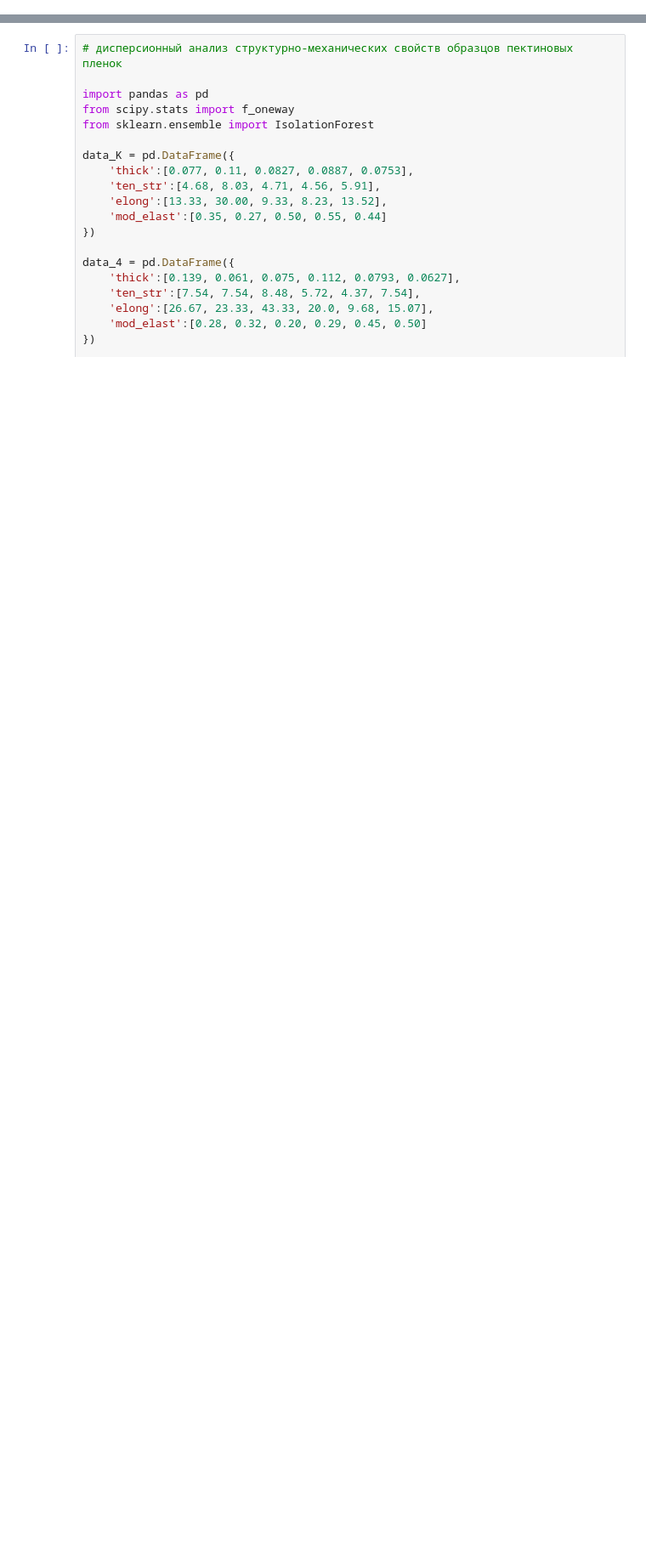
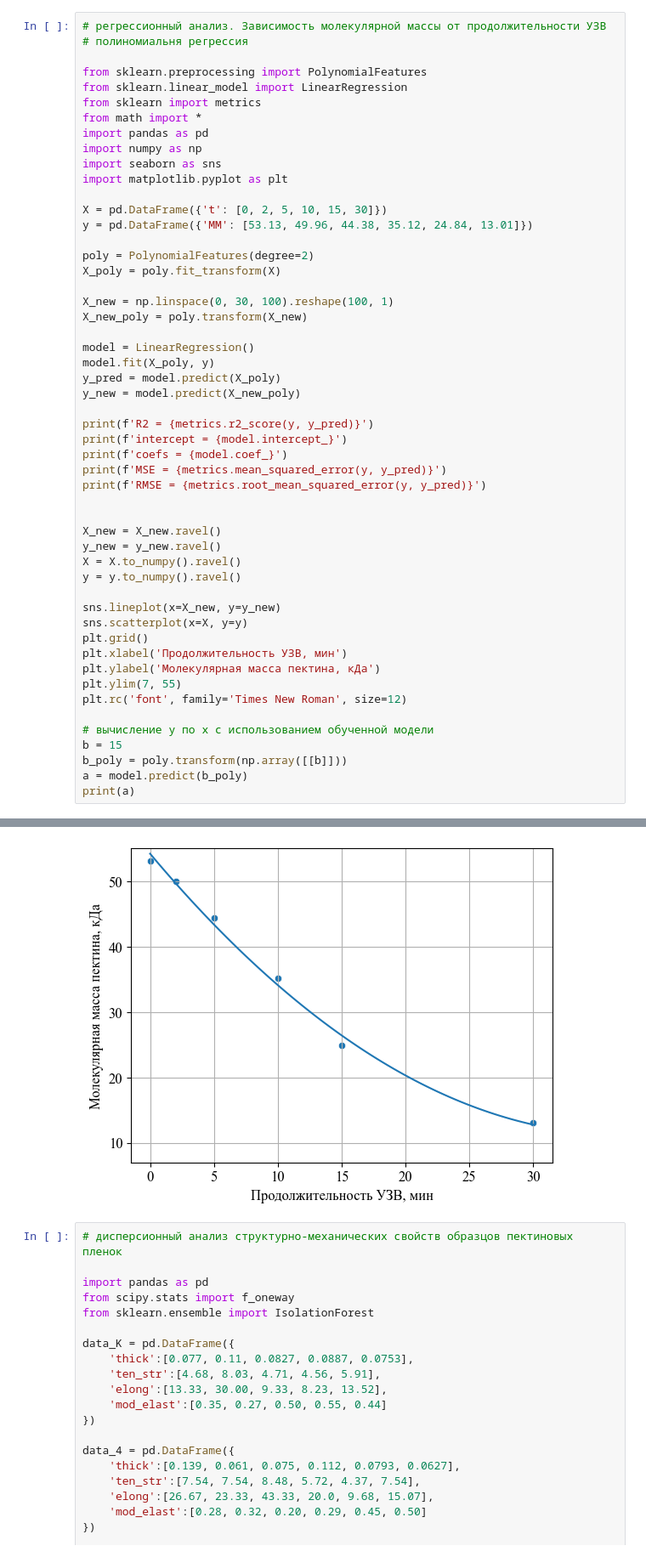
Before and after one commit to Firtux/Projects, a Jupyter notebook: Для НИР/For_article.ipynb, the cells around one changed output, grey strips where cells are left out. Shown at 85% size. Saved outputs shown, nothing was run; the diff lists cells and outputs as text; blank space fills up the shorter version.

```diff
--- a/Для НИР/For_article.ipynb
+++ b/Для НИР/For_article.ipynb
@@ -34,0 +42,53 @@ plt.rc('font', family='Times New Roman', size=12)
+# %%
+# регрессионный анализ. Зависимость молекулярной массы от продолжительности УЗВ
+# полиномиальня регрессия
+
+from sklearn.preprocessing import PolynomialFeatures
+from sklearn.linear_model import LinearRegression
+from sklearn import metrics
+from math import *
+import pandas as pd
+import numpy as np
+import seaborn as sns
+import matplotlib.pyplot as plt
+
+X = pd.DataFrame({'t': [0, 2, 5, 10, 15, 30]})
+y = pd.DataFrame({'MM': [53.13, 49.96, 44.38, 35.12, 24.84, 13.01]})
+
+poly = PolynomialFeatures(degree=2)
+X_poly = poly.fit_transform(X)
+
+X_new = np.linspace(0, 30, 100).reshape(100, 1)
+X_new_poly = poly.transform(X_new)
+
+model = LinearRegression()
+model.fit(X_poly, y)
+y_pred = model.predict(X_poly)
+y_new = model.predict(X_new_poly)
+
+print(f'R2 = {metrics.r2_score(y, y_pred)}')
+print(f'intercept = {model.intercept_}')
+print(f'coefs = {model.coef_}')
+print(f'MSE = {metrics.mean_squared_error(y, y_pred)}')
+print(f'RMSE = {metrics.root_mean_squared_error(y, y_pred)}')
+
+
+X_new = X_new.ravel()
+y_new = y_new.ravel()
+X = X.to_numpy().ravel()
+y = y.to_numpy().ravel()
+
+sns.lineplot(x=X_new, y=y_new)
+sns.scatterplot(x=X, y=y)
+plt.grid()
+plt.xlabel('Продолжительность УЗВ, мин')
+plt.ylabel('Молекулярная масса пектина, кДа')
+plt.ylim(7, 55)
+plt.rc('font', family='Times New Roman', size=12)
+
+# вычисление y по x с использованием обученной модели
+b = 15
+b_poly = poly.transform(np.array([[b]]))
+a = model.predict(b_poly)
+print(a)
+# %% [output]
@@ -35,3 +101,4 @@ plt.rc('font', family='Times New Roman', size=12)
+[figure, added]
 # %%
 # дисперсионный анализ структурно-механических свойств образцов пектиновых пленок
 
```
Also changed, not shown: parts of 2 cells of this notebook, 37 other files.
